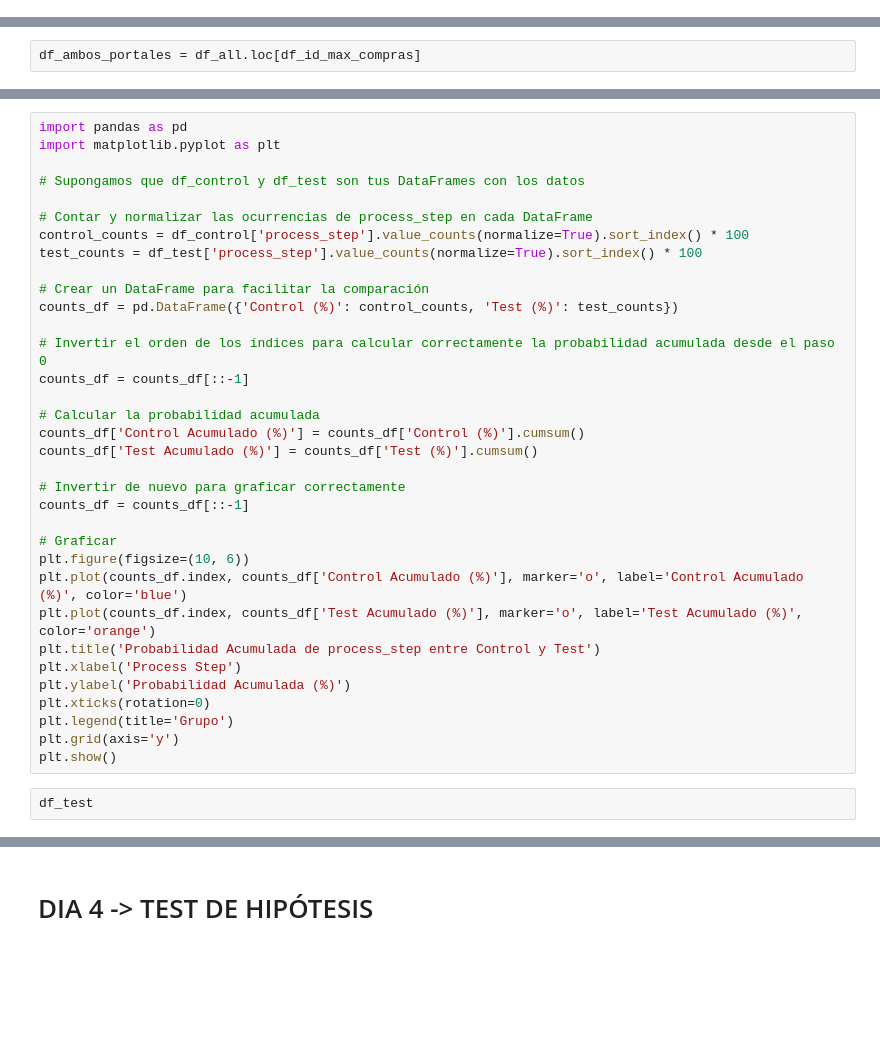
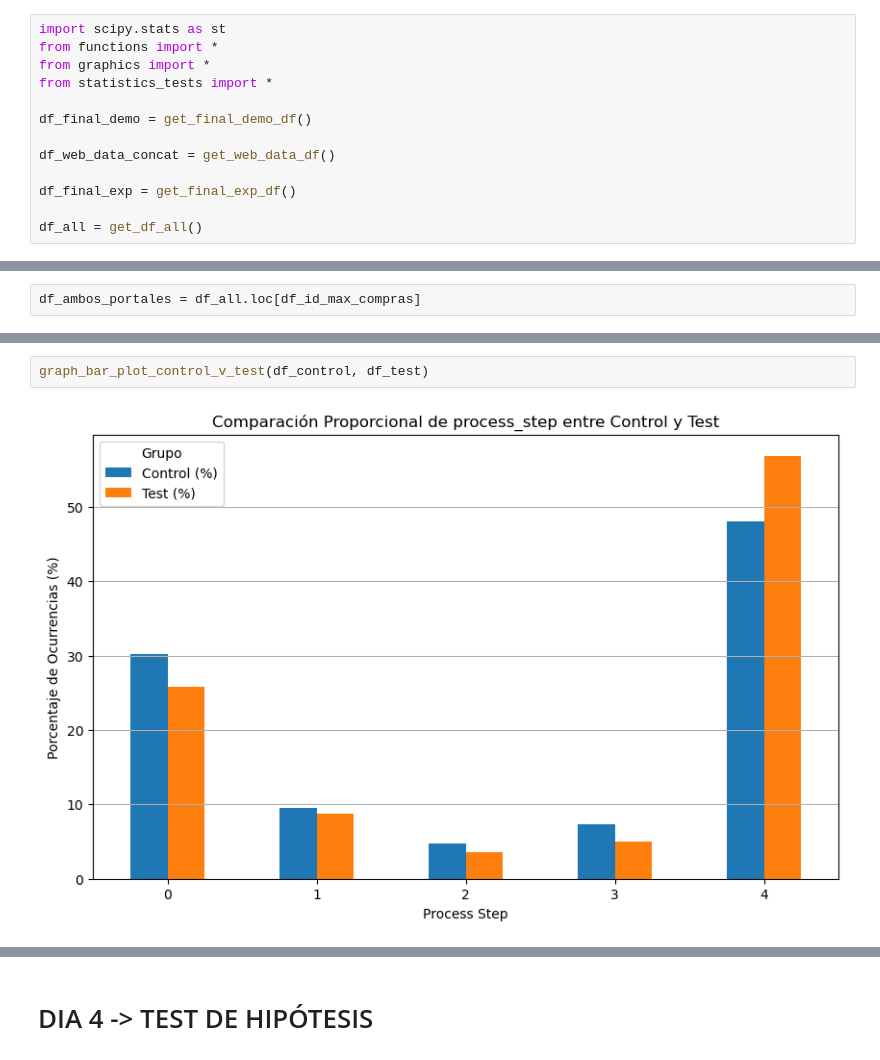
Before and after one commit to ivanalonsom/Project5_EDA_Inferential_Stats, a Jupyter notebook: main.ipynb, the cells around one changed output, grey strips where cells are left out. Cells and saved outputs as stored; diff of their text form; blank space fills up the shorter version.

```diff
--- a/main.ipynb
+++ b/main.ipynb
@@ -50,0 +9,13 @@ df_all = pd.merge(df_temp1, df_final_exp, on='client_id', how='inner')
+# %%
+import scipy.stats as st
+from functions import *
+from graphics import *
+from statistics_tests import *
+
+df_final_demo = get_final_demo_df()
+
+df_web_data_concat = get_web_data_df()
+
+df_final_exp = get_final_exp_df()
+
+df_all = get_df_all()
@@ -182,36 +106,4 @@ plt.show()
-# %%
-import pandas as pd
-import matplotlib.pyplot as plt
-
-# Supongamos que df_control y df_test son tus DataFrames con los datos
-
-# Contar y normalizar las ocurrencias de process_step en cada DataFrame
-control_counts = df_control['process_step'].value_counts(normalize=True).sort_index() * 100
-test_counts = df_test['process_step'].value_counts(normalize=True).sort_index() * 100
-
-# Crear un DataFrame para facilitar la comparación
-counts_df = pd.DataFrame({'Control (%)': control_counts, 'Test (%)': test_counts})
-
-# Invertir el orden de los índices para calcular correctamente la probabilidad acumulada desde el paso 0
-counts_df = counts_df[::-1]
-
-# Calcular la probabilidad acumulada
-counts_df['Control Acumulado (%)'] = counts_df['Control (%)'].cumsum()
-counts_df['Test Acumulado (%)'] = counts_df['Test (%)'].cumsum()
-
-# Invertir de nuevo para graficar correctamente
-counts_df = counts_df[::-1]
-
-# Graficar
-plt.figure(figsize=(10, 6))
-plt.plot(counts_df.index, counts_df['Control Acumulado (%)'], marker='o', label='Control Acumulado (%)', color='blue')
-plt.plot(counts_df.index, counts_df['Test Acumulado (%)'], marker='o', label='Test Acumulado (%)', color='orange')
-plt.title('Probabilidad Acumulada de process_step entre Control y Test')
-plt.xlabel('Process Step')
-plt.ylabel('Probabilidad Acumulada (%)')
-plt.xticks(rotation=0)
-plt.legend(title='Grupo')
-plt.grid(axis='y')
-plt.show()
-# %%
-df_test
+# %%
+graph_bar_plot_control_v_test(df_control, df_test)
+# %% [output]
+[figure, added]
```
Also changed, not shown: parts of 67 cells of this notebook, 3 other files.
